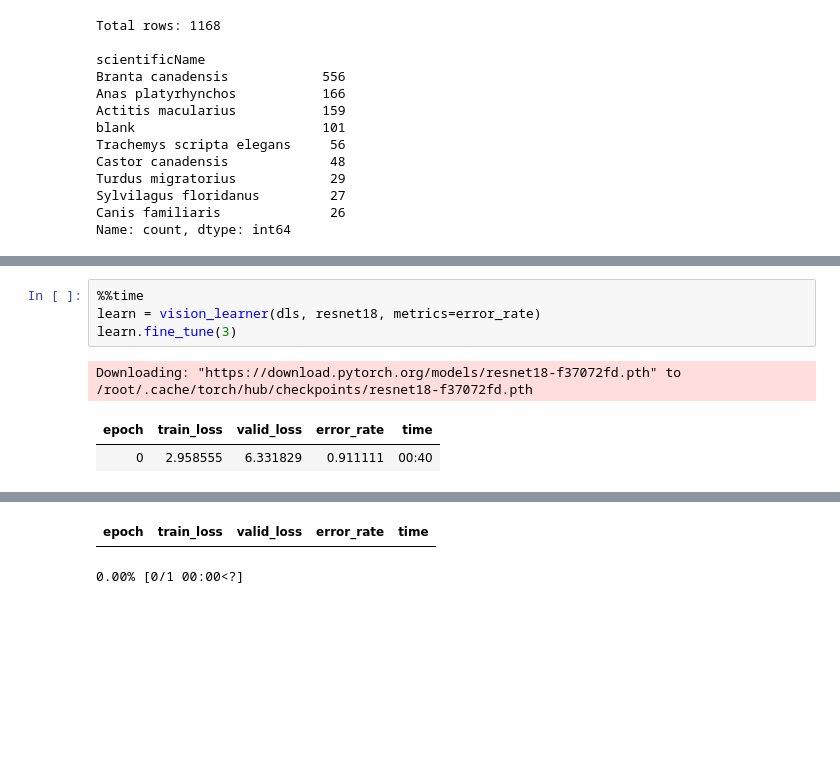
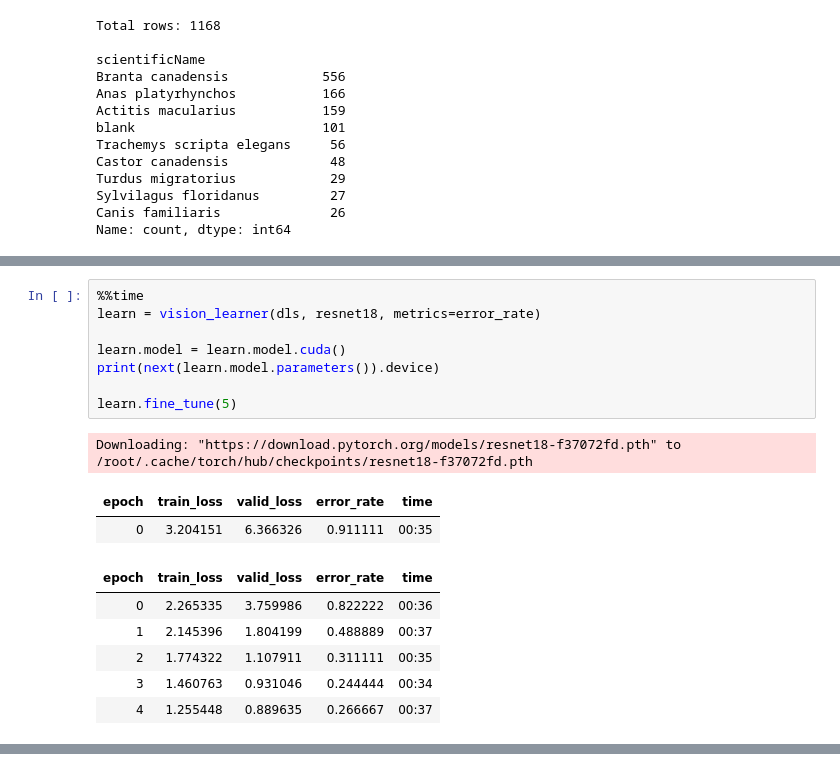
Before and after one commit to morescode-pm/kaggle-fastai, a Jupyter notebook: pull-observations-kaggle.ipynb, the cells around one changed output, grey strips where cells are left out. Drawn from its saved outputs; the diff is of its cells as text; blank space fills up the shorter version.

Commit message:
Kaggle Notebook | cameratrap-ml-training | ran as v1 for resnet18

```diff
--- a/pull-observations-kaggle.ipynb
+++ b/pull-observations-kaggle.ipynb
@@ -396,8 +396,18 @@ Wall time: 18 s
 # %%
 %%time
 learn = vision_learner(dls, resnet18, metrics=error_rate)
-learn.fine_tune(3)
+
+learn.model = learn.model.cuda()
+print(next(learn.model.parameters()).device)
+
+learn.fine_tune(5)
 # %% [output]
 Downloading: "https://download.pytorch.org/models/resnet18-f37072fd.pth" to /root/.cache/torch/hub/checkpoints/resnet18-f37072fd.pth
 | epoch | train_loss | valid_loss | error_rate | time |
-| 0 | 2.958555 | 6.331829 | 0.911111 | 00:40 |
+| 0 | 3.204151 | 6.366326 | 0.911111 | 00:35 |
+| epoch | train_loss | valid_loss | error_rate | time |
+| 0 | 2.265335 | 3.759986 | 0.822222 | 00:36 |
+| 1 | 2.145396 | 1.804199 | 0.488889 | 00:37 |
+| 2 | 1.774322 | 1.107911 | 0.311111 | 00:35 |
+| 3 | 1.460763 | 0.931046 | 0.244444 | 00:34 |
+| 4 | 1.255448 | 0.889635 | 0.266667 | 00:37 |
@@ -405,2 +415,0 @@ Downloading: "https://download.pytorch.org/models/resnet18-f37072fd.pth" to /roo
-| epoch | train_loss | valid_loss | error_rate | time |
-0.00% [0/1 00:00<?]
```
Also changed, not shown: parts of 8 cells of this notebook.
